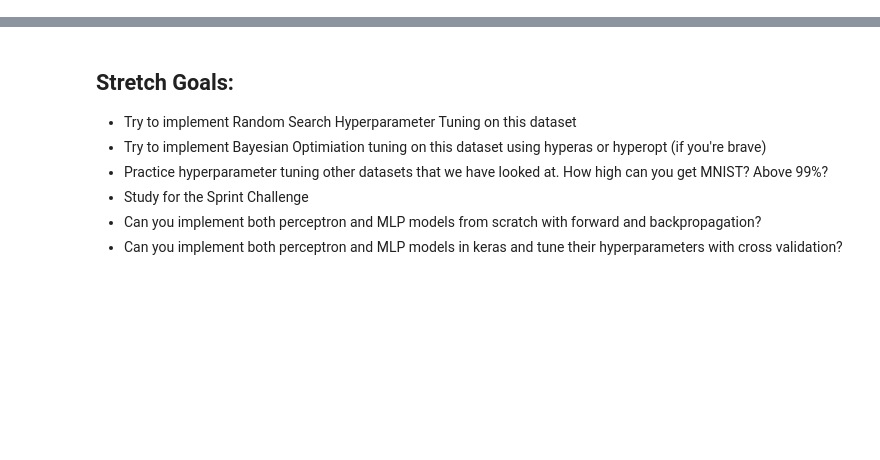
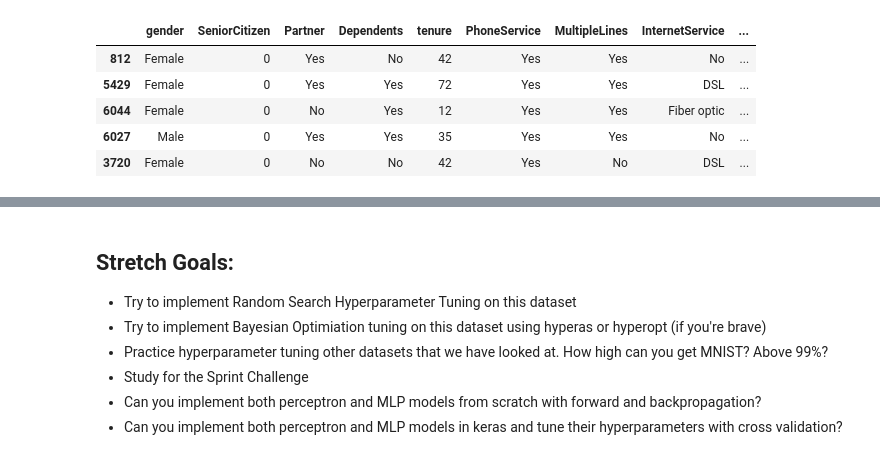
Before and after one commit to bloominstituteoftechnology/DS-Unit-4-Sprint-2-Neural-Networks, a Jupyter notebook: module4-Hyperparameter-Tuning/LS_DS_424_Hyperparameter_Tuning_Assignment.ipynb, the cells around one changed output, grey strips where cells are left out. Cells and saved outputs as stored; diff of their text form; code cells hidden in the pictures; blank space fills up the shorter version.

```diff
--- a/module4-Hyperparameter-Tuning/LS_DS_424_Hyperparameter_Tuning_Assignment.ipynb
+++ b/module4-Hyperparameter-Tuning/LS_DS_424_Hyperparameter_Tuning_Assignment.ipynb
@@ -33,0 +143,2 @@ To hyperparameter tune and extract every ounce of accuracy out of this telecom c
+# %%
+ df['TotalCharges'] = df['TotalCharges'].replace(' ', np.nan).astype('float')
@@ -33,0 +185,3 @@ To hyperparameter tune and extract every ounce of accuracy out of this telecom c
+# %%
+# dropping the nan values from TotalCharges, used for all dataset, just in case any other nan still on df.
+df = df.dropna(axis='columns')
@@ -33,0 +195,7 @@ To hyperparameter tune and extract every ounce of accuracy out of this telecom c
+# %%
+# splitting the data in train and test
+train, test = train_test_split(df)
+# %%
+# encoding the target
+train['Churn'] = train['Churn'].replace({'No':0, 'Yes':1}).astype('int64')
+test['Churn'] = test['Churn'].replace({'No':0, 'Yes':1}).astype('int64')
@@ -33,0 +212,9 @@ To hyperparameter tune and extract every ounce of accuracy out of this telecom c
+# %%
+train.head()
+# %% [output]
+|  | gender | SeniorCitizen | Partner | Dependents | tenure | PhoneService | MultipleLines | InternetService | ... |
+| 812 | Female | 0 | Yes | No | 42 | Yes | Yes | No | ... |
+| 5429 | Female | 0 | Yes | Yes | 72 | Yes | Yes | DSL | ... |
+| 6044 | Female | 0 | No | Yes | 12 | Yes | Yes | Fiber optic | ... |
+| 6027 | Male | 0 | Yes | Yes | 35 | Yes | Yes | No | ... |
+| 3720 | Female | 0 | No | No | 42 | Yes | No | DSL | ... |
```
Also changed, not shown: parts of 34 cells of this notebook.
